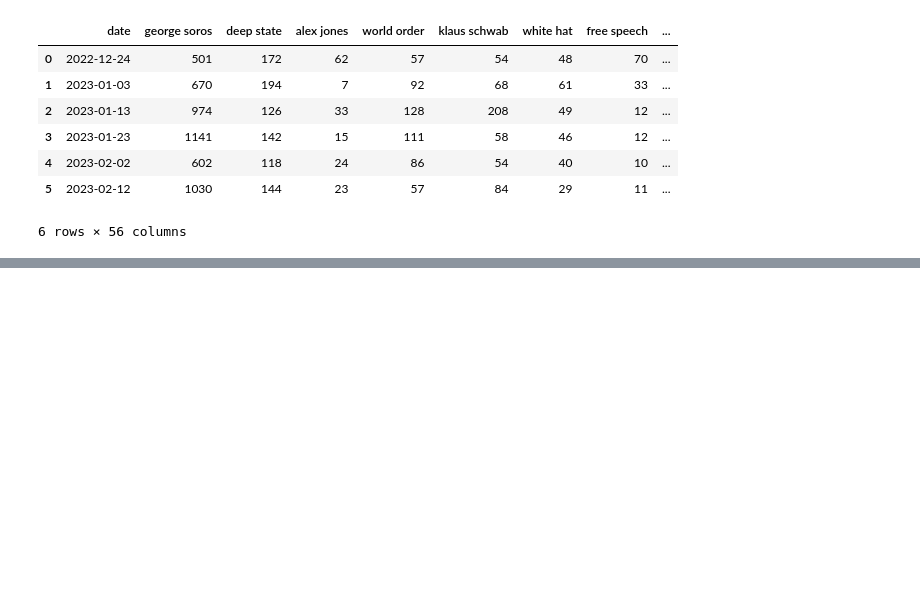
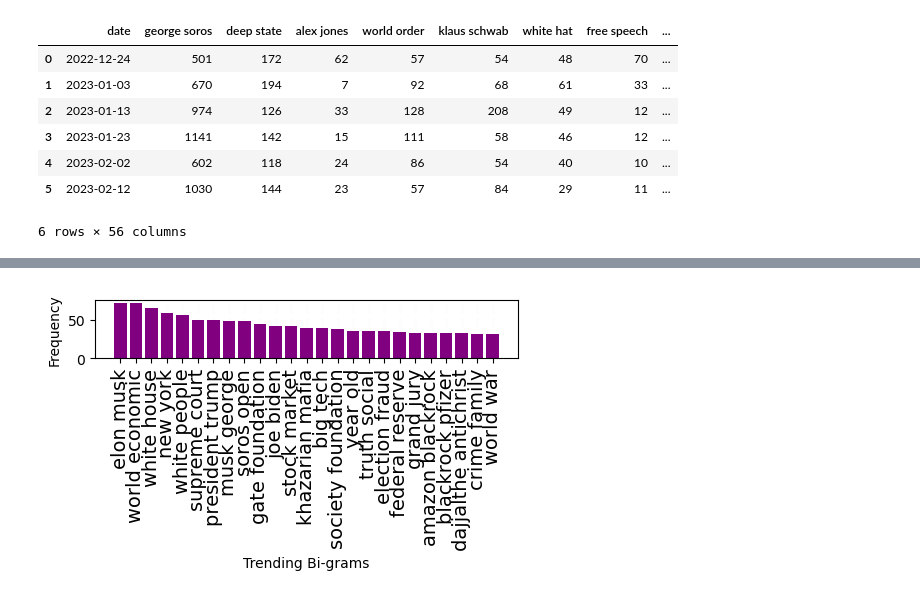
Before and after one commit to dhanushk66/Monitoring-and-Extracting-Antisemitic-Terms, a Jupyter notebook: Extracting and Monitoring antisemetism coded terms.ipynb, the cells around one changed output, grey strips where cells are left out. Cells and saved outputs as stored; diff of their text form; code cells hidden in the pictures; blank space fills up the shorter version.

```diff
--- a/Extracting and Monitoring antisemetism coded terms.ipynb
+++ b/Extracting and Monitoring antisemetism coded terms.ipynb
@@ -490,0 +514,6 @@ pd.DataFrame(new).to_csv("bigrams_Antisemitism_terms.csv")
+# %%
+df_2  = pd.read_csv('Important_terms 2.csv')
+df_2 = df_2[25:51]
+trending(df_2,2)
+# %% [output]
+[figure, added]
```
Also changed, not shown: parts of 18 cells of this notebook, 8 other files.
